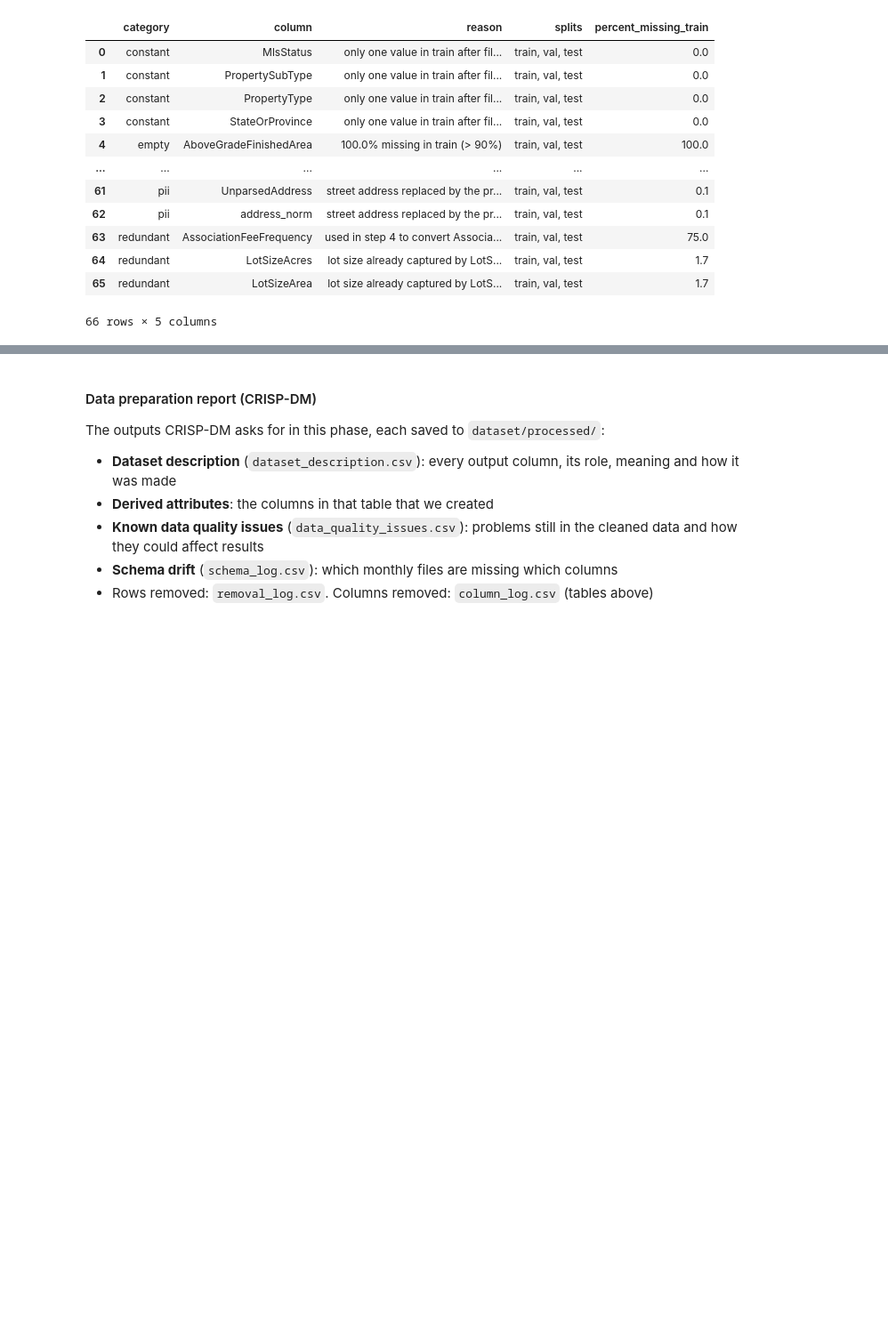
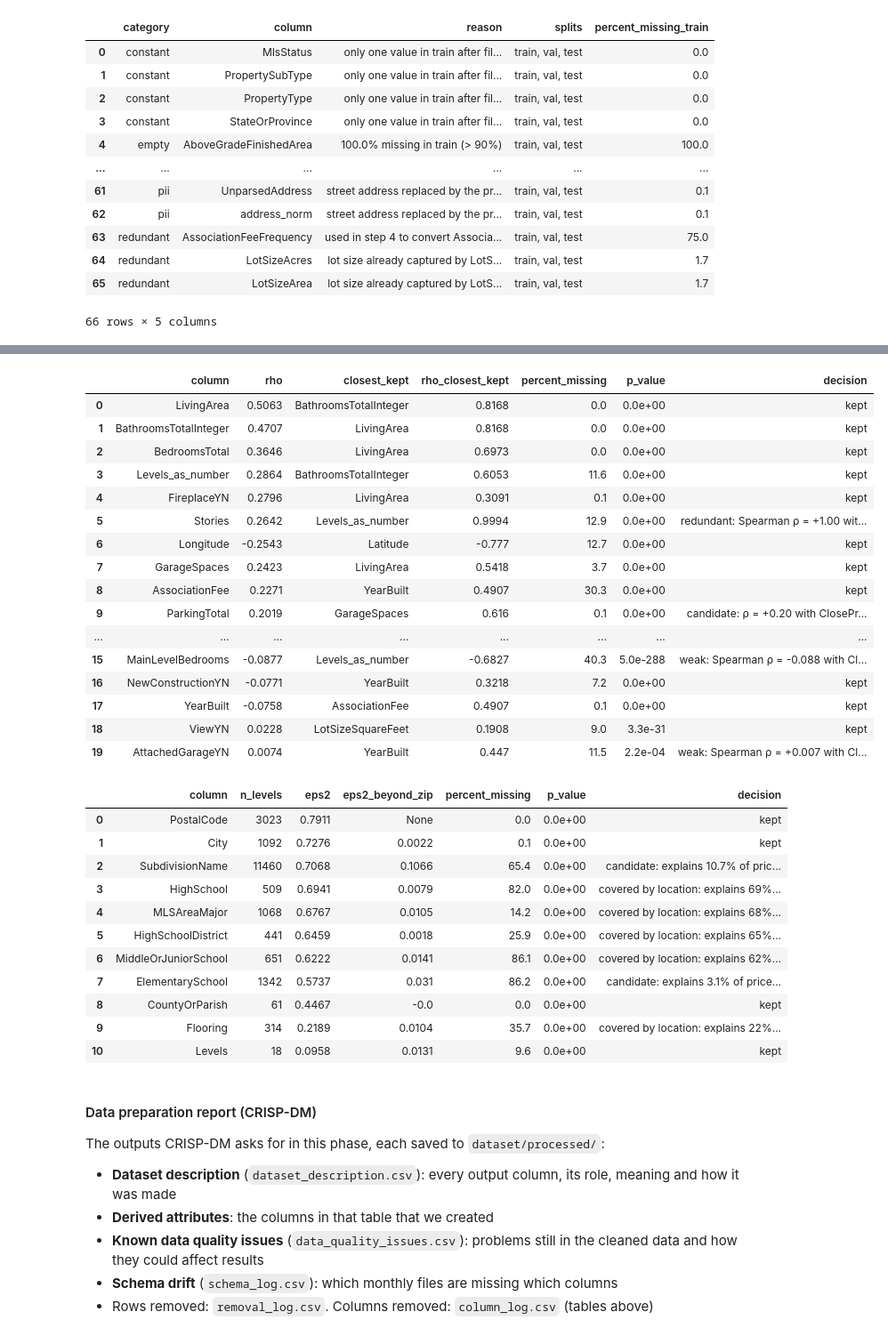
Before and after one commit to eemilycchen/IDX-Exchange-Data-Science, a Jupyter notebook: 02_preprocessing.ipynb, the cells around one changed output, grey strips where cells are left out. Shown at 89% size. Cells and saved outputs as stored; diff of their text form; code cells hidden in the pictures; blank space fills up the shorter version.

```diff
--- a/02_preprocessing.ipynb
+++ b/02_preprocessing.ipynb
@@ -387,7 +390,11 @@ def drop_reason(col, p):
         return "empty", f"{prof['percent_missing']}% missing in train (> {MAX_MISSING_PERCENT}%)"
     if prof["n_unique"] <= 1:
         return "constant", "only one value in train after filtering"
-    return "not_selected", f"not in MODEL_FEATURES yet ({prof['percent_missing']}% missing in train); revisit in Week 6"
+    ev = p["field_evidence"]["columns"].get(col)
+    if ev is None:
+        return "not_selected", (f"not in MODEL_FEATURES ({prof['percent_missing']}% missing in train); no evidence "
+                                "computed: add it to NUMERIC_CANDIDATES or CATEGORICAL_CANDIDATES")
+    return "not_selected", selection_reason(ev)
 
 
 def finalize(df, p, split):
@@ -549,3 +667,47 @@ train_missing = {c: v["percent_missing"] for c, v in params["column_profile"].it
+# %%
+# One row per evidence column: the numbers, and the decision drop_reason made from them
+kept_cols = set(MODEL_FEATURES) | {"Levels_as_number"}
+evidence = (pd.DataFrame(params["field_evidence"]["columns"]).T
+              .assign(decision=lambda t: [
+                  "kept" if c in kept_cols else drop_reason(c, params)[1] for c in t.index])
+              .rename_axis("column").reset_index())
+evidence["p_value"] = evidence["p_value"].map("{:.1e}".format)
+evidence.to_csv(os.path.join(OUT_DIR, "field_selection_evidence.csv"), index=False)
+show = ["column", "percent_missing", "p_value", "decision"]
+display(evidence.loc[evidence["kind"] == "numeric", ["column", "rho", "closest_kept", "rho_closest_kept"] + show[1:]]
+                .sort_values("rho", key=abs, ascending=False, ignore_index=True))
+display(evidence.loc[evidence["kind"] == "categorical", ["column", "n_levels", "eps2", "eps2_beyond_zip"] + show[1:]]
+                .sort_values("eps2", ascending=False, ignore_index=True))
+# %% [output]
+|  | column | rho | closest_kept | rho_closest_kept | percent_missing | p_value | decision |
+| 0 | LivingArea | 0.5063 | BathroomsTotalInteger | 0.8168 | 0.0 | 0.0e+00 | kept |
+| 1 | BathroomsTotalInteger | 0.4707 | LivingArea | 0.8168 | 0.0 | 0.0e+00 | kept |
+| 2 | BedroomsTotal | 0.3646 | LivingArea | 0.6973 | 0.0 | 0.0e+00 | kept |
+| 3 | Levels_as_number | 0.2864 | BathroomsTotalInteger | 0.6053 | 11.6 | 0.0e+00 | kept |
+| 4 | FireplaceYN | 0.2796 | LivingArea | 0.3091 | 0.1 | 0.0e+00 | kept |
+| 5 | Stories | 0.2642 | Levels_as_number | 0.9994 | 12.9 | 0.0e+00 | redundant: Spearman ρ = +1.00 wit... |
+| 6 | Longitude | -0.2543 | Latitude | -0.777 | 12.7 | 0.0e+00 | kept |
+| 7 | GarageSpaces | 0.2423 | LivingArea | 0.5418 | 3.7 | 0.0e+00 | kept |
+| 8 | AssociationFee | 0.2271 | YearBuilt | 0.4907 | 30.3 | 0.0e+00 | kept |
+| 9 | ParkingTotal | 0.2019 | GarageSpaces | 0.616 | 0.1 | 0.0e+00 | candidate: ρ = +0.20 with ClosePr... |
+| ... | ... | ... | ... | ... | ... | ... | ... |
+| 15 | MainLevelBedrooms | -0.0877 | Levels_as_number | -0.6827 | 40.3 | 5.0e-288 | weak: Spearman ρ = -0.088 with Cl... |
+| 16 | NewConstructionYN | -0.0771 | YearBuilt | 0.3218 | 7.2 | 0.0e+00 | kept |
+| 17 | YearBuilt | -0.0758 | AssociationFee | 0.4907 | 0.1 | 0.0e+00 | kept |
+| 18 | ViewYN | 0.0228 | LotSizeSquareFeet | 0.1908 | 9.0 | 3.3e-31 | kept |
+| 19 | AttachedGarageYN | 0.0074 | YearBuilt | 0.447 | 11.5 | 2.2e-04 | weak: Spearman ρ = +0.007 with Cl... |
+|  | column | n_levels | eps2 | eps2_beyond_zip | percent_missing | p_value | decision |
+| 0 | PostalCode | 3023 | 0.7911 | None | 0.0 | 0.0e+00 | kept |
+| 1 | City | 1092 | 0.7276 | 0.0022 | 0.1 | 0.0e+00 | kept |
+| 2 | SubdivisionName | 11460 | 0.7068 | 0.1066 | 65.4 | 0.0e+00 | candidate: explains 10.7% of pric... |
+| 3 | HighSchool | 509 | 0.6941 | 0.0079 | 82.0 | 0.0e+00 | covered by location: explains 69%... |
+| 4 | MLSAreaMajor | 1068 | 0.6767 | 0.0105 | 14.2 | 0.0e+00 | covered by location: explains 68%... |
+| 5 | HighSchoolDistrict | 441 | 0.6459 | 0.0018 | 25.9 | 0.0e+00 | covered by location: explains 65%... |
+| 6 | MiddleOrJuniorSchool | 651 | 0.6222 | 0.0141 | 86.1 | 0.0e+00 | covered by location: explains 62%... |
+| 7 | ElementarySchool | 1342 | 0.5737 | 0.031 | 86.2 | 0.0e+00 | candidate: explains 3.1% of price... |
+| 8 | CountyOrParish | 61 | 0.4467 | -0.0 | 0.0 | 0.0e+00 | kept |
+| 9 | Flooring | 314 | 0.2189 | 0.0104 | 35.7 | 0.0e+00 | covered by location: explains 22%... |
+| 10 | Levels | 18 | 0.0958 | 0.0131 | 9.6 | 0.0e+00 | kept |
 # %% [markdown]
 #### Data preparation report (CRISP-DM)
 The outputs CRISP-DM asks for in this phase, each saved to `dataset/processed/`:
```
Also changed, not shown: parts of 6 cells of this notebook.
